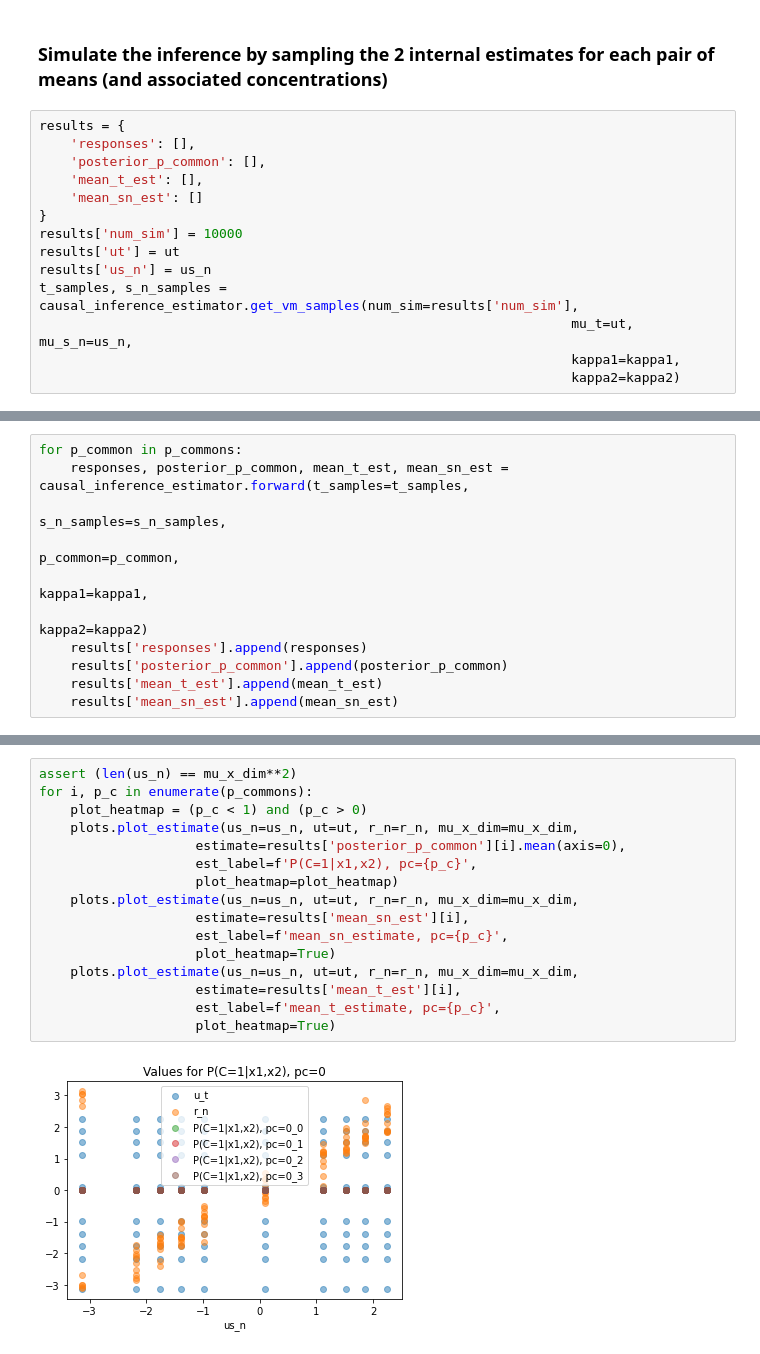
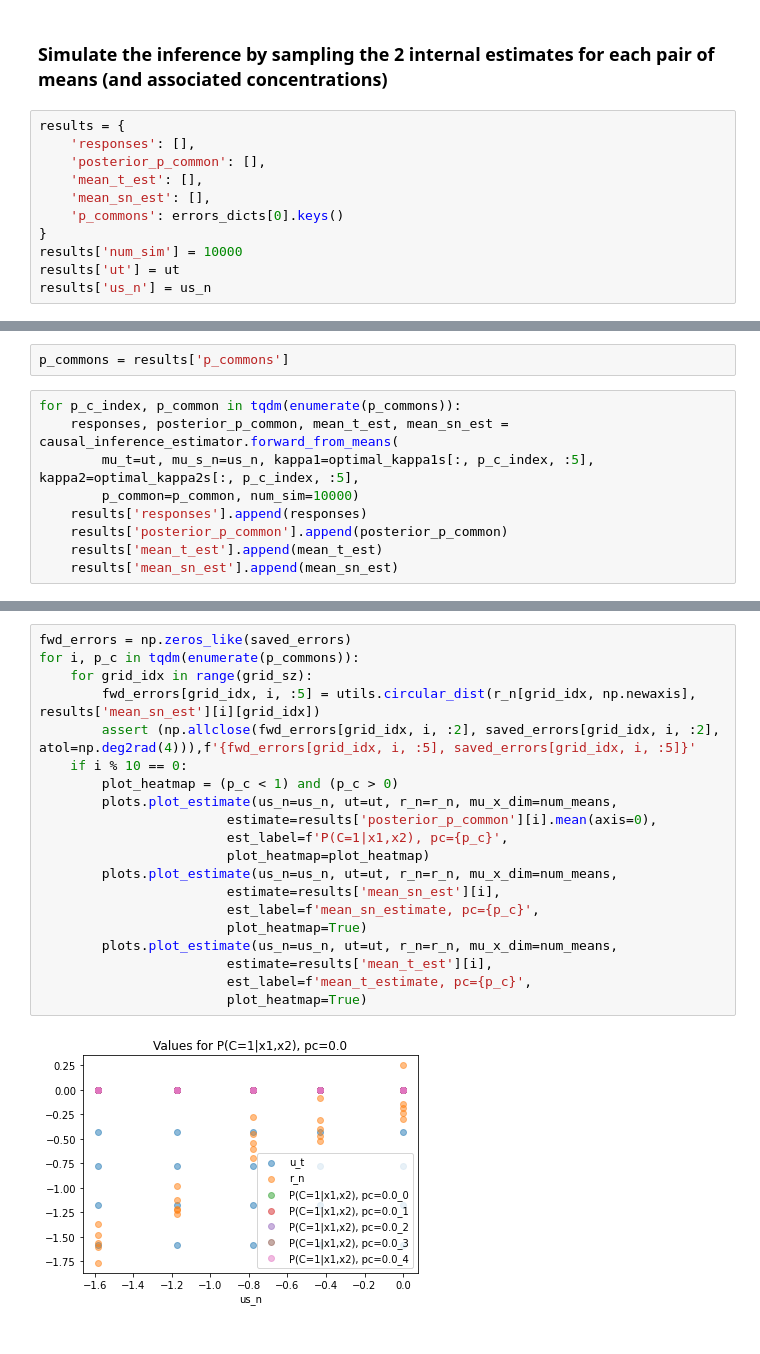
Before and after one commit to ak47na/multisensory_causal_inference, a Jupyter notebook: example_custom_causal_inference.ipynb, the cells around one changed output, grey strips where cells are left out. Drawn from its saved outputs; the diff is of its cells as text.

Commit message:
refactor causal inference and ?bug?fix?: apply circular mean without converting to angles since causal inference performs the decision already in angle space

```diff
--- a/example_custom_causal_inference.ipynb
+++ b/example_custom_causal_inference.ipynb
@@ -116,12 +123,9 @@ results = {
     'responses': [],
     'posterior_p_common': [],
     'mean_t_est': [],
-    'mean_sn_est': []
+    'mean_sn_est': [],
+    'p_commons': errors_dicts[0].keys()
 }
 results['num_sim'] = 10000
 results['ut'] = ut
 results['us_n'] = us_n
-t_samples, s_n_samples = causal_inference_estimator.get_vm_samples(num_sim=results['num_sim'],
-                                                                    mu_t=ut, mu_s_n=us_n,
-                                                                    kappa1=kappa1,
-                                                                    kappa2=kappa2)
@@ -132,10 +132,10 @@ t_samples.shape, s_n_samples.shape
+# %%
+p_commons = results['p_commons']
 # %%
-for p_common in p_commons:
-    responses, posterior_p_common, mean_t_est, mean_sn_est = causal_inference_estimator.forward(t_samples=t_samples,
-                                                                                                s_n_samples=s_n_samples,
-                                                                                                p_common=p_common,
-                                                                                                kappa1=kappa1,
-                                                                                                kappa2=kappa2)
+for p_c_index, p_common in tqdm(enumerate(p_commons)):
+    responses, posterior_p_common, mean_t_est, mean_sn_est = causal_inference_estimator.forward_from_means(
+        mu_t=ut, mu_s_n=us_n, kappa1=optimal_kappa1s[:, p_c_index, :5], kappa2=optimal_kappa2s[:, p_c_index, :5],
+        p_common=p_common, num_sim=10000)
     results['responses'].append(responses)
     results['posterior_p_common'].append(posterior_p_common)
     results['mean_t_est'].append(mean_t_est)
@@ -176,18 +150,22 @@ Computing p(x_V, x_A| C=2) using analytic solution on sampled x_V, x_A
 # %%
-assert (len(us_n) == mu_x_dim**2)
-for i, p_c in enumerate(p_commons):
-    plot_heatmap = (p_c < 1) and (p_c > 0)
-    plots.plot_estimate(us_n=us_n, ut=ut, r_n=r_n, mu_x_dim=mu_x_dim,
-                    estimate=results['posterior_p_common'][i].mean(axis=0),
-                    est_label=f'P(C=1|x1,x2), pc={p_c}',
-                    plot_heatmap=plot_heatmap)
-    plots.plot_estimate(us_n=us_n, ut=ut, r_n=r_n, mu_x_dim=mu_x_dim,
-                    estimate=results['mean_sn_est'][i],
-                    est_label=f'mean_sn_estimate, pc={p_c}',
-                    plot_heatmap=True)
-    plots.plot_estimate(us_n=us_n, ut=ut, r_n=r_n, mu_x_dim=mu_x_dim,
-                    estimate=results['mean_t_est'][i],
-                    est_label=f'mean_t_estimate, pc={p_c}',
-                    plot_heatmap=True)
+fwd_errors = np.zeros_like(saved_errors)
+for i, p_c in tqdm(enumerate(p_commons)):
+    for grid_idx in range(grid_sz):
+        fwd_errors[grid_idx, i, :5] = utils.circular_dist(r_n[grid_idx, np.newaxis], results['mean_sn_est'][i][grid_idx])
+        assert (np.allclose(fwd_errors[grid_idx, i, :2], saved_errors[grid_idx, i, :2], atol=np.deg2rad(4))),f'{fwd_errors[grid_idx, i, :5], saved_errors[grid_idx, i, :5]}'
+    if i % 10 == 0:
+        plot_heatmap = (p_c < 1) and (p_c > 0)
+        plots.plot_estimate(us_n=us_n, ut=ut, r_n=r_n, mu_x_dim=num_means,
+                        estimate=results['posterior_p_common'][i].mean(axis=0),
+                        est_label=f'P(C=1|x1,x2), pc={p_c}',
+                        plot_heatmap=plot_heatmap)
+        plots.plot_estimate(us_n=us_n, ut=ut, r_n=r_n, mu_x_dim=num_means,
+                        estimate=results['mean_sn_est'][i],
+                        est_label=f'mean_sn_estimate, pc={p_c}',
+                        plot_heatmap=True)
+        plots.plot_estimate(us_n=us_n, ut=ut, r_n=r_n, mu_x_dim=num_means,
+                        estimate=results['mean_t_est'][i],
+                        est_label=f'mean_t_estimate, pc={p_c}',
+                        plot_heatmap=True)
 # %% [output]
-[figure, old version]
+[figure, new version]
```
Also changed, not shown: parts of 20 cells of this notebook, 5 other files.
